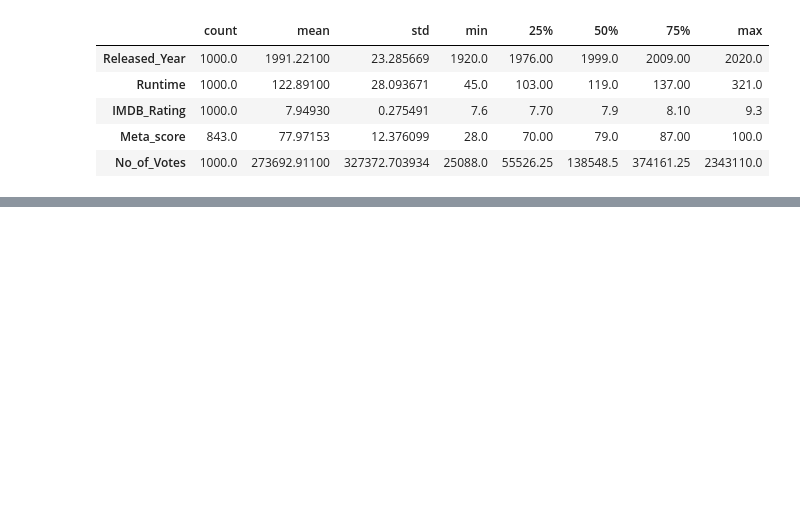
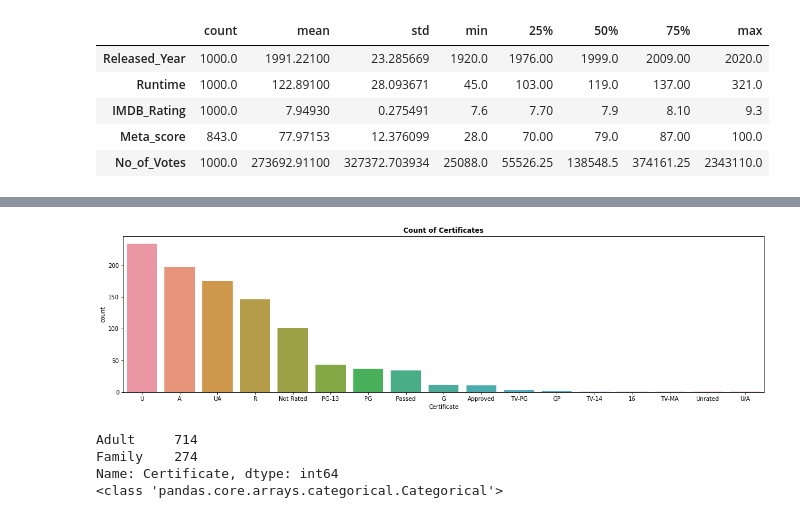
Before and after one commit to mcastelli5/Movie-Recommendation-Engine, a Jupyter notebook: EDA.ipynb, the cells around one changed output, grey strips where cells are left out. Cells and saved outputs as stored; diff of their text form; code cells hidden in the pictures; blank space fills up the shorter version.

```diff
--- a/EDA.ipynb
+++ b/EDA.ipynb
@@ -110,0 +139,10 @@ display(raw_movies)
+# %%
+# Drop movies with no ratings since it is a small subset, and most of the movies are foreign
+cleaned_movies['Certificate'] = cleaned_movies.Certificate.fillna('Not Rated')
+# %%
+fig = plt.figure(figsize=(20,5))
+g = sns.countplot(cleaned_movies.Certificate, order=cleaned_movies.Certificate.value_counts().index)
+g.set_title("Count of Certificates", weight = "bold")
+plt.show()
+# %% [output]
+[figure, added]
@@ -110,0 +173,9 @@ display(raw_movies)
+# %%
+# Check Certification col calues and dtype
+print(cleaned_movies.Certificate.value_counts())
+print(type(cleaned_movies.Certificate.values))
+# %% [output]
+Adult     714
+Family    274
+Name: Certificate, dtype: int64
+<class 'pandas.core.arrays.categorical.Categorical'>
```
Also changed, not shown: parts of 18 cells of this notebook, 2 other files.
